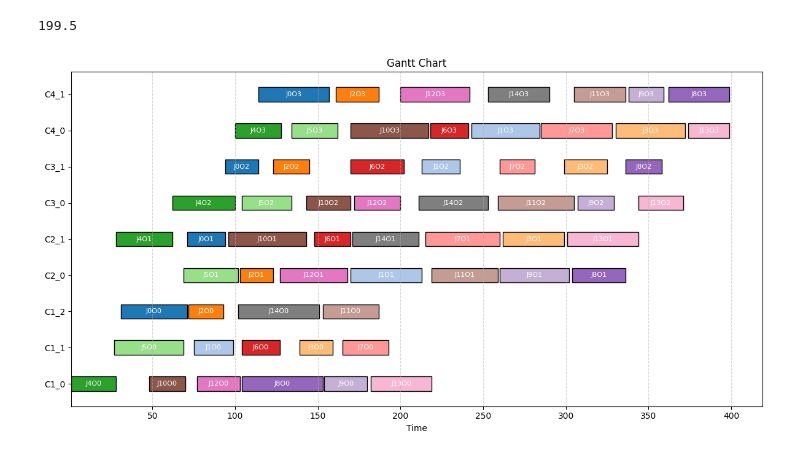
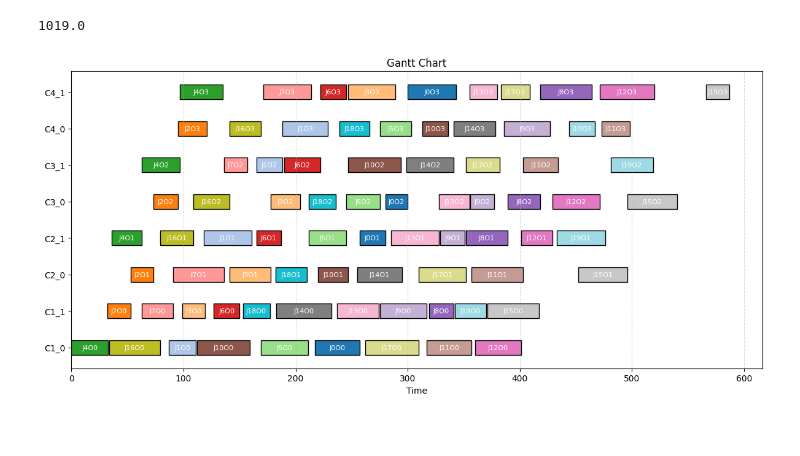
Before and after one commit to jmmchang/Flexible-Job-Shops, a Jupyter notebook: FJS.ipynb, the cells around one changed output. Saved outputs shown, nothing was run; the diff lists cells and outputs as text; code cells hidden in the pictures; blank space fills up the shorter version.

```diff
--- a/FJS.ipynb
+++ b/FJS.ipynb
@@ -9,12 +8,12 @@ from genetic import GeneticAlgorithm
 from simulated_annealing import SimulatedAnnealing
 # %%
 # 1. 生成隨機實例
-random.seed(42)
+alpha = 0.5
 jobs_data, release_dates, due_dates, weights, setup_times, center_caps = generate_random_instance()
 
 # 2. 求解
 schedule, obj = solve_fjs_with_parallel_machines(
-    jobs_data, release_dates, due_dates, weights, setup_times, center_caps
+    jobs_data, release_dates, due_dates, weights, setup_times, center_caps, alpha
 )
 
 # 3. 輸出結果
@@ -28,10 +27,10 @@ Objective alpha * C_max + (1 - alpha) * Σ wj·Tj = 199.5
 # %%
-mach0, prio0 = {}, {}
+machs, times = {}, {}
 for j, ops in schedule.items():
     for o, m, start, end in ops:
-        mach0[(j,o)] = m
-        prio0[(j,o)] = start
+        machs[(j,o)] = m
+        times[(j,o)] = (start, end)
 
-seed_solution = (mach0, prio0)
-problem = SchedulingProblem(jobs_data, release_dates, due_dates, weights, setup_times, center_caps)
+seed_solution = (machs, times)
+problem = SchedulingProblem(jobs_data, release_dates, due_dates, weights, setup_times, center_caps, alpha)
 # %%
@@ -52,15 +45,9 @@ plot_gantt(best_schedule)
 # %%
-random.seed(42)
-GA = GeneticAlgorithm(problem, pop_size = 20, max_generations = 50)
+GA = GeneticAlgorithm(problem, pop_size = 200, max_generations = 100)
 best_obj, best_schedule = GA.run(seed_solution)
 print(best_obj)
-best_schedule = decode_schedule(jobs_data,
-                    release_dates,
-                    setup_times,
-                    best_schedule[0],
-                    best_schedule[1])
-
+best_schedule = problem.generate_schedule(best_schedule[0], best_schedule[1])
 plot_gantt(best_schedule)
 # %% [output]
-199.5
+1019.0
-[figure, old version]
+[figure, new version]
```
Also changed, not shown: parts of 3 cells of this notebook, 3 other files.
